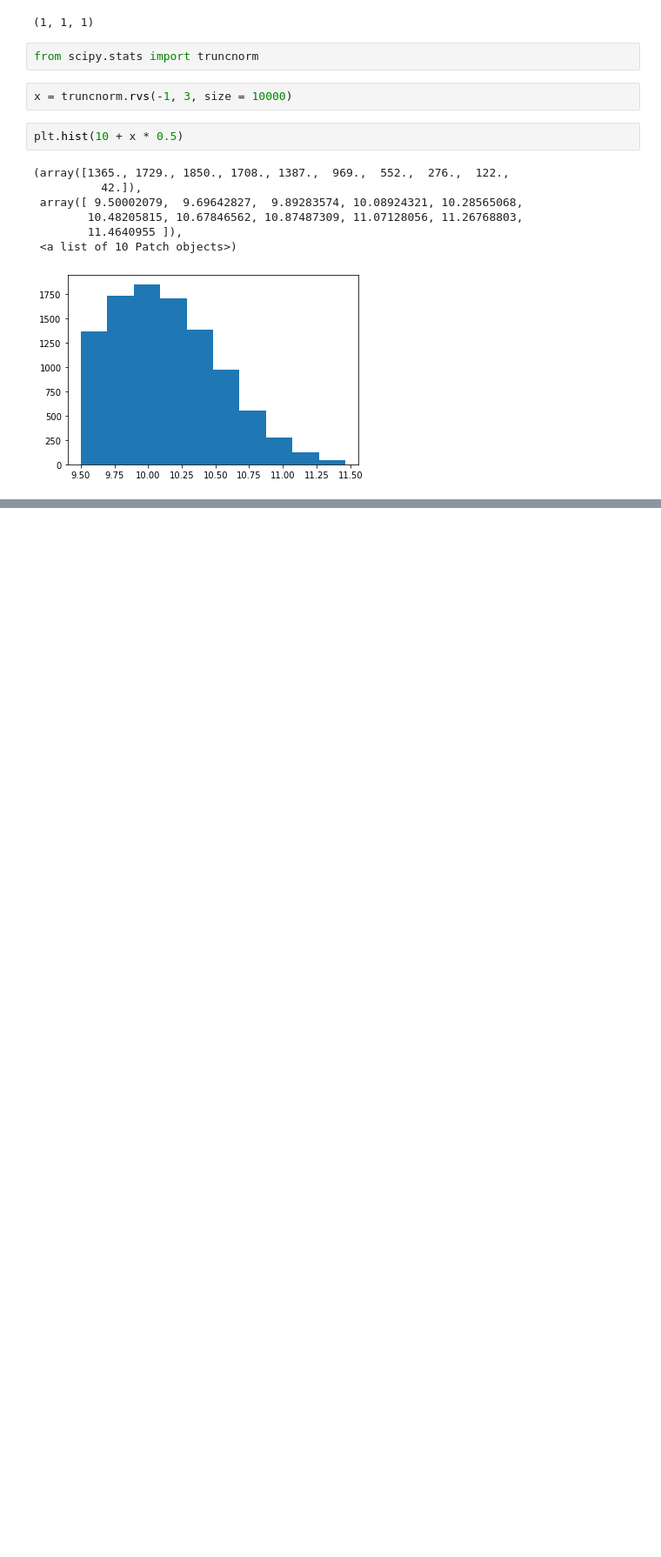
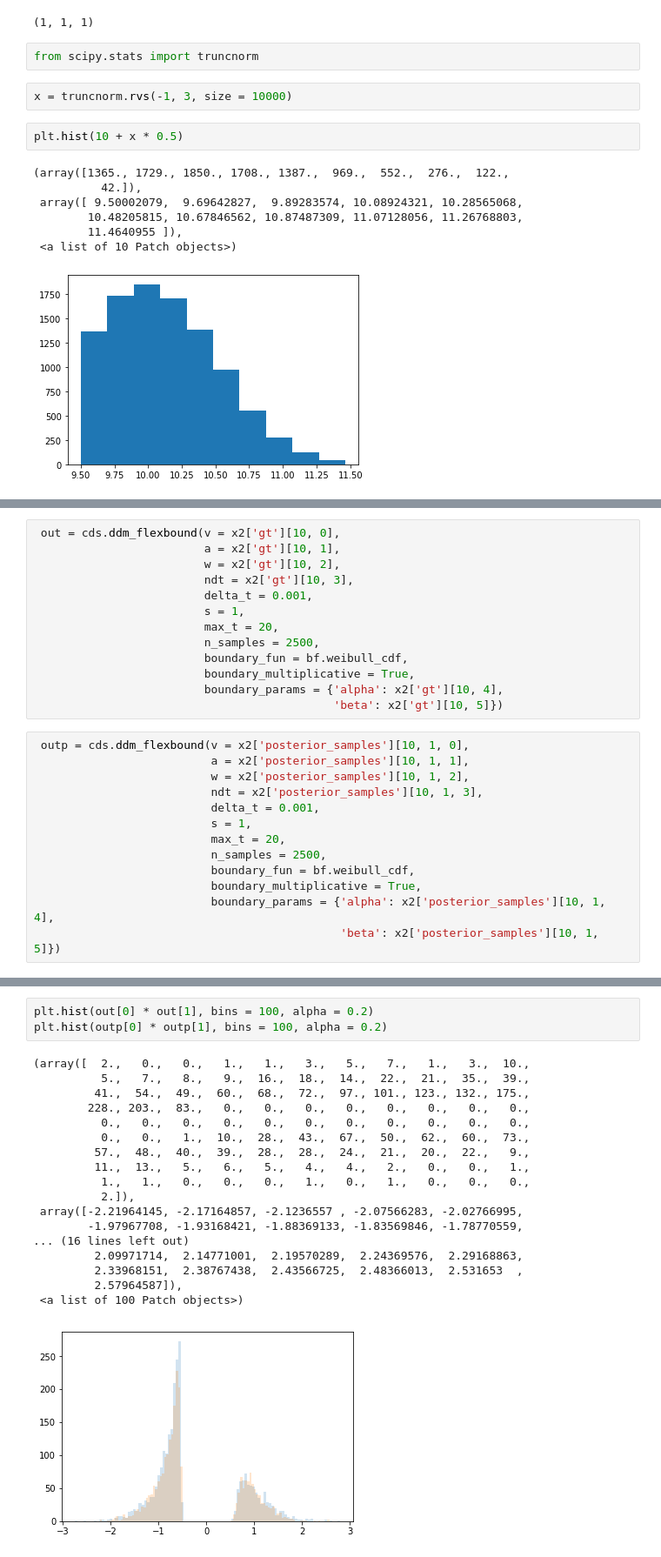
Before and after one commit to AlexanderFengler/nn_likelihoods, a Jupyter notebook: test_simulators.ipynb, the cells around one changed output, grey strips where cells are left out. Shown at 87% size. Drawn from its saved outputs; the diff is of its cells as text; blank space fills up the shorter version.

```diff
--- a/test_simulators.ipynb
+++ b/test_simulators.ipynb
@@ -860,0 +1267,26 @@ plt.hist(10 + x * 0.5)
+# %%
+ out = cds.ddm_flexbound(v = x2['gt'][10, 0],
+                         a = x2['gt'][10, 1],
+                         w = x2['gt'][10, 2],
+                         ndt = x2['gt'][10, 3],
+                         delta_t = 0.001,
+                         s = 1,
+                         max_t = 20,
+                         n_samples = 2500,
+                         boundary_fun = bf.weibull_cdf,
+                         boundary_multiplicative = True,
+                         boundary_params = {'alpha': x2['gt'][10, 4],
+                                            'beta': x2['gt'][10, 5]})
+# %%
+ outp = cds.ddm_flexbound(v = x2['posterior_samples'][10, 1, 0],
+                          a = x2['posterior_samples'][10, 1, 1],
+                          w = x2['posterior_samples'][10, 1, 2],
+                          ndt = x2['posterior_samples'][10, 1, 3],
+                          delta_t = 0.001,
+                          s = 1,
+                          max_t = 20,
+                          n_samples = 2500,
+                          boundary_fun = bf.weibull_cdf,
+                          boundary_multiplicative = True,
+                          boundary_params = {'alpha': x2['posterior_samples'][10, 1, 4],
+                                             'beta': x2['posterior_samples'][10, 1, 5]})
@@ -860,0 +1309,22 @@ plt.hist(10 + x * 0.5)
+# %%
+plt.hist(out[0] * out[1], bins = 100, alpha = 0.2)
+plt.hist(outp[0] * outp[1], bins = 100, alpha = 0.2)
+# %% [output]
+(array([  2.,   0.,   0.,   1.,   1.,   3.,   5.,   7.,   1.,   3.,  10.,
+          5.,   7.,   8.,   9.,  16.,  18.,  14.,  22.,  21.,  35.,  39.,
+         41.,  54.,  49.,  60.,  68.,  72.,  97., 101., 123., 132., 175.,
+        228., 203.,  83.,   0.,   0.,   0.,   0.,   0.,   0.,   0.,   0.,
+          0.,   0.,   0.,   0.,   0.,   0.,   0.,   0.,   0.,   0.,   0.,
+          0.,   0.,   1.,  10.,  28.,  43.,  67.,  50.,  62.,  60.,  73.,
+         57.,  48.,  40.,  39.,  28.,  28.,  24.,  21.,  20.,  22.,   9.,
+         11.,  13.,   5.,   6.,   5.,   4.,   4.,   2.,   0.,   0.,   1.,
+          1.,   1.,   0.,   0.,   0.,   1.,   0.,   1.,   0.,   0.,   0.,
+          2.]),
+ array([-2.21964145, -2.17164857, -2.1236557 , -2.07566283, -2.02766995,
+        -1.97967708, -1.93168421, -1.88369133, -1.83569846, -1.78770559,
+... (16 lines left out)
+         2.09971714,  2.14771001,  2.19570289,  2.24369576,  2.29168863,
+         2.33968151,  2.38767438,  2.43566725,  2.48366013,  2.531653  ,
+         2.57964587]),
+ <a list of 100 Patch objects>)
+[figure, added]
```
Also changed, not shown: parts of 94 cells of this notebook, 12 other files.
